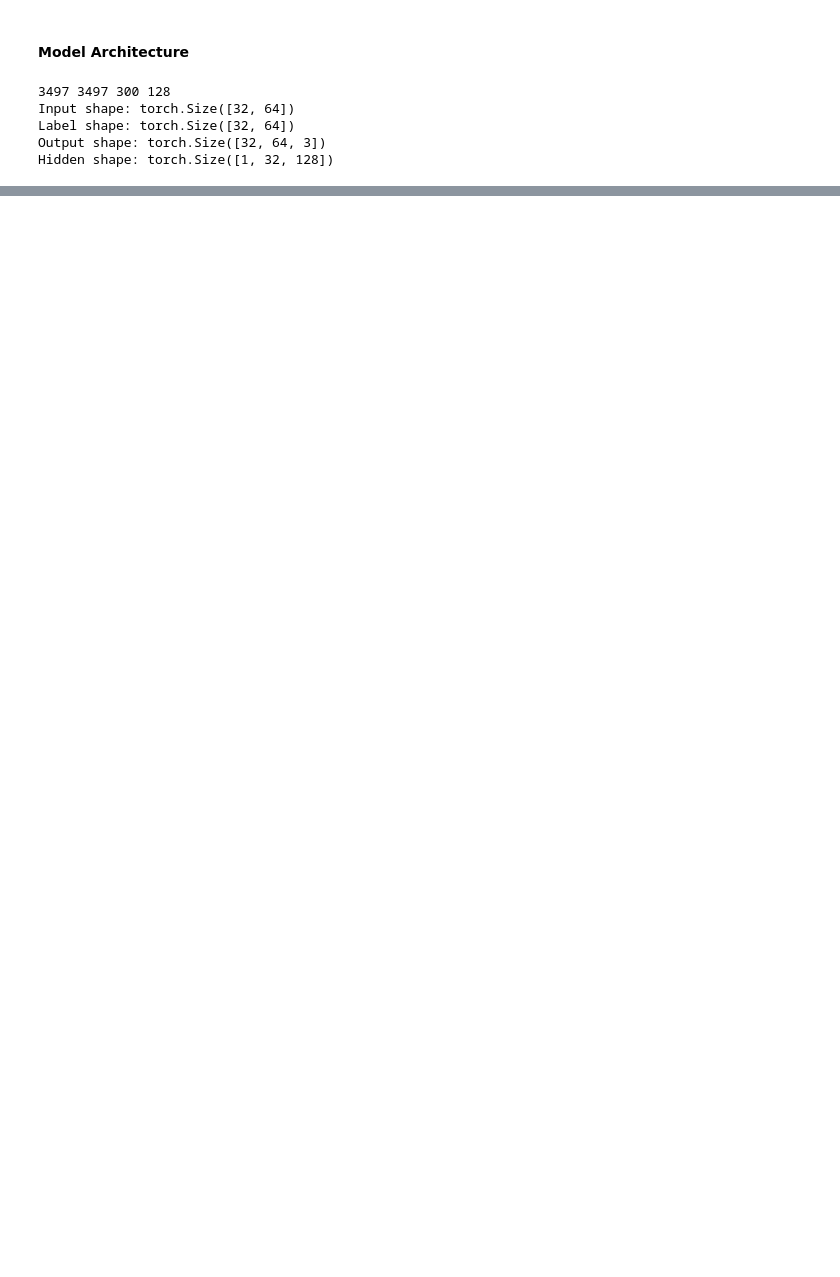
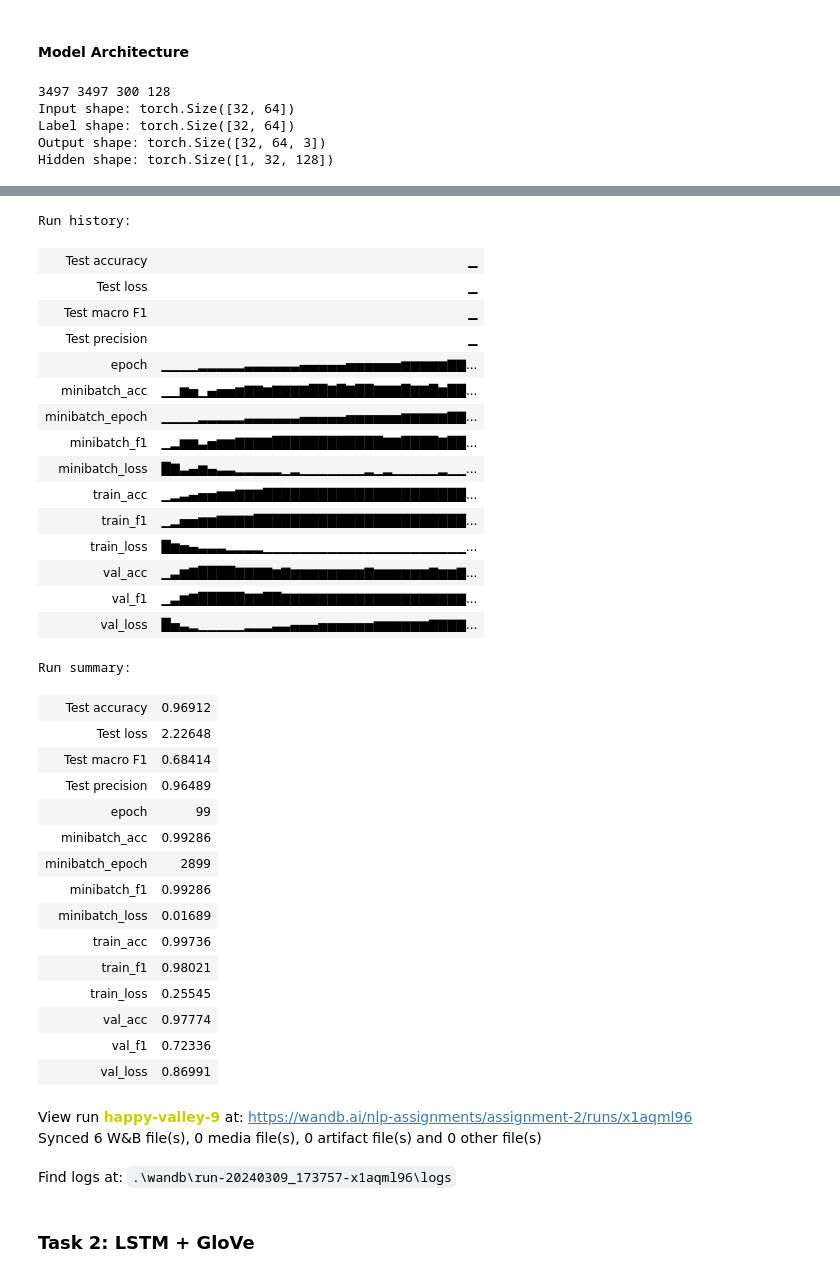
Before and after one commit to Prakhar-Gupta-03/NLP-Assignments, a Jupyter notebook: A2/task2.ipynb, the cells around one changed output, grey strips where cells are left out. Drawn from its saved outputs; the diff is of its cells as text; code cells hidden in the pictures; blank space fills up the shorter version.

```diff
--- a/A2/task2.ipynb
+++ b/A2/task2.ipynb
@@ -504,0 +617,38 @@ torch.save(model.state_dict(), 'RNN_GloVe_Task2_Exp1.pth')
+# %%
+wandb.finish()
+# %% [output]
+Run history:
+| Test accuracy | ▁ |
+| Test loss | ▁ |
+| Test macro F1 | ▁ |
+| Test precision | ▁ |
+| epoch | ▁▁▁▁▂▂▂▂▂▃▃▃▃▃▃▄▄▄▄▄▅▅▅▅▅▅▆▆▆▆▆▇▇... |
+| minibatch_acc | ▁▁▆▅▁▄▅▅▆▇▇▆▇▇▇▇██▇█▇██▇▇▇█▇▇█▆██... |
+| minibatch_epoch | ▁▁▁▁▂▂▂▂▂▃▃▃▃▃▃▄▄▄▄▄▅▅▅▅▅▅▆▆▆▆▆▇▇... |
+| minibatch_f1 | ▁▂▆▆▃▅▆▆▇▇▇▇████████████▇▇████▇██... |
+| minibatch_loss | █▇▃▄▆▄▃▃▂▂▂▂▂▁▂▁▁▁▁▁▁▁▂▁▂▁▁▁▁▁▂▁▁... |
+| train_acc | ▁▂▃▄▅▅▆▆▇▇▇██████████████████████... |
+| train_f1 | ▁▂▅▅▆▆▇▇▇▇███████████████████████... |
+| train_loss | █▆▅▄▃▃▃▂▂▂▂▁▁▁▁▁▁▁▁▁▁▁▁▁▁▁▁▁▁▁▁▁▁... |
+| val_acc | ▁▃▆▇████▇▇▇▇▆▇▆▆▆▆▆▆▆▆▇▆▆▆▆▆▆▇▆▆▇... |
+| val_f1 | ▁▃▆▇█████▇▇██▇▇▇▇▇▇▇▇▇▇▇▇▇▇▇▇▇▇▇▇... |
+| val_loss | █▅▃▂▁▁▁▁▁▂▂▂▃▃▄▄▄▅▅▅▅▅▅▆▆▆▆▆▆▇▇▇▇... |
+Run summary:
+| Test accuracy | 0.96912 |
+| Test loss | 2.22648 |
+| Test macro F1 | 0.68414 |
+| Test precision | 0.96489 |
+| epoch | 99 |
+| minibatch_acc | 0.99286 |
+| minibatch_epoch | 2899 |
+| minibatch_f1 | 0.99286 |
+| minibatch_loss | 0.01689 |
+| train_acc | 0.99736 |
+| train_f1 | 0.98021 |
+| train_loss | 0.25545 |
+| val_acc | 0.97774 |
+| val_f1 | 0.72336 |
+| val_loss | 0.86991 |
+View run happy-valley-9 at: https://wandb.ai/nlp-assignments/assignment-2/runs/x1aqml96
+Synced 6 W&B file(s), 0 media file(s), 0 artifact file(s) and 0 other file(s)
+Find logs at: .\wandb\run-20240309_173757-x1aqml96\logs
@@ -504,0 +658,2 @@ torch.save(model.state_dict(), 'RNN_GloVe_Task2_Exp1.pth')
+# %% [markdown]
+### Task 2: LSTM + GloVe
```
Also changed, not shown: parts of 33 cells of this notebook, 3 other files.
